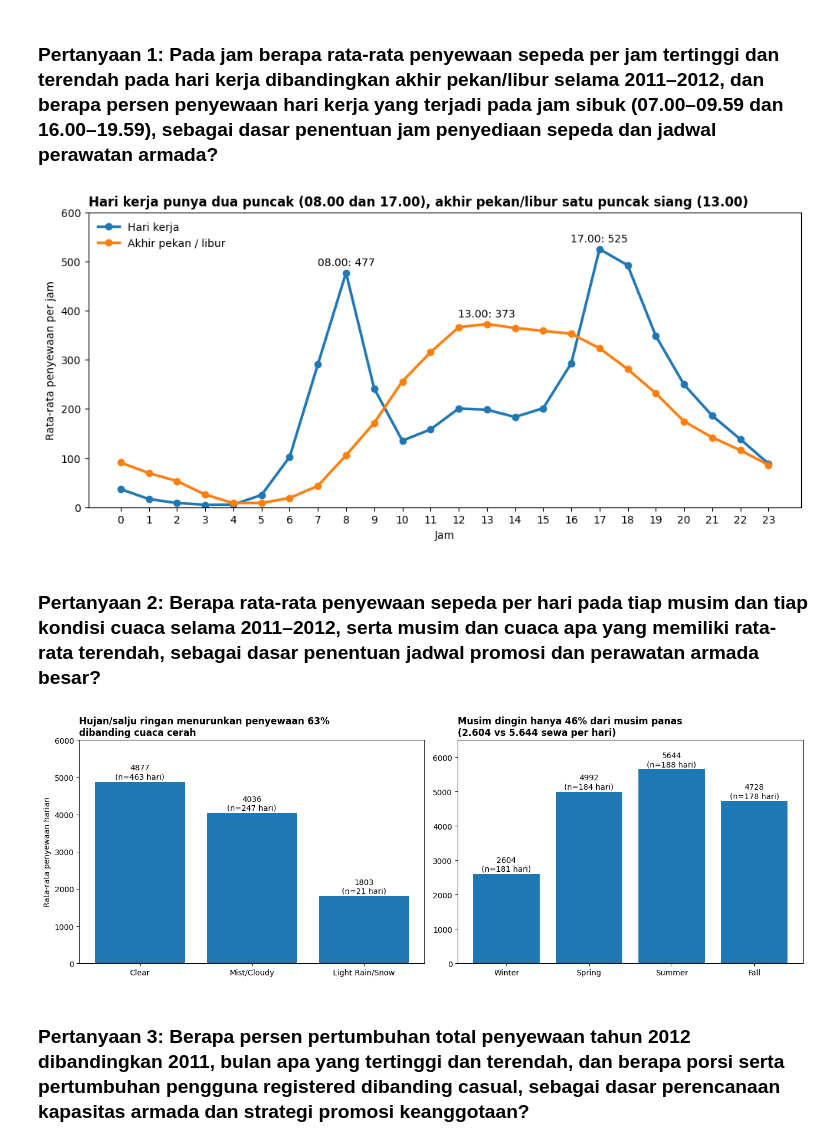
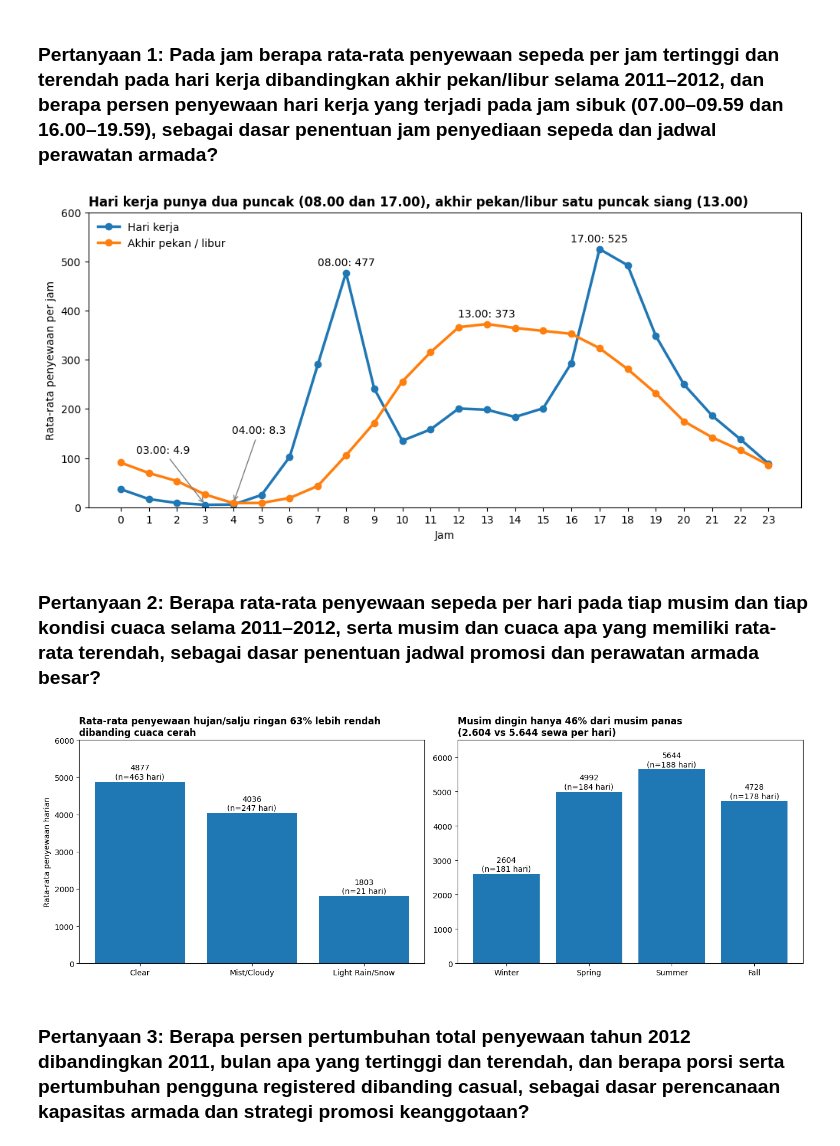
Before and after one commit to JovanBagasPangestu/bike-sharing-dashboard, a Jupyter notebook: notebook.ipynb, the cells around one changed output. Saved outputs shown, nothing was run; the diff lists cells and outputs as text; code cells hidden in the pictures.

```diff
--- a/notebook.ipynb
+++ b/notebook.ipynb
@@ -584,22 +584,24 @@ dtype: float64
 # %%
 plt.figure(figsize=(12, 5))
 plt.plot(rata_kerja.index, rata_kerja.values, linewidth=2.5, marker="o", label="Hari kerja")
 plt.plot(rata_libur.index, rata_libur.values, linewidth=2.5, marker="o", label="Akhir pekan / libur")
 
 # tulis angka pada jam puncak
 plt.text(8, rata_kerja[8] + 15, "08.00: " + str(round(rata_kerja[8])), ha="center")
 plt.text(17, rata_kerja[17] + 15, "17.00: " + str(round(rata_kerja[17])), ha="center")
 plt.text(13, rata_libur[13] + 15, "13.00: " + str(round(rata_libur[13])), ha="center")
+plt.annotate("03.00: " + str(round(rata_kerja[3], 1)), xy=(3, rata_kerja[3]), xytext=(1.5, 110), ha="center", arrowprops=dict(arrowstyle="->", color="gray"))
+plt.annotate("04.00: " + str(round(rata_libur[4], 1)), xy=(4, rata_libur[4]), xytext=(4.9, 150), ha="center", arrowprops=dict(arrowstyle="->", color="gray"))
 
 plt.title("Hari kerja punya dua puncak (08.00 dan 17.00), akhir pekan/libur satu puncak siang (13.00)", loc="left", fontweight="bold")
 plt.xlabel("Jam")
 plt.ylabel("Rata-rata penyewaan per jam")
 plt.xticks(range(24))
 plt.ylim(0, 600)
 plt.legend(loc="upper left", frameon=False)
 plt.show()
 # %% [output]
-[figure, old version]
+[figure, new version]
 # %% [markdown]
 ### Pertanyaan 2: Berapa rata-rata penyewaan sepeda per hari pada tiap musim dan tiap kondisi cuaca selama 2011–2012, serta musim dan cuaca apa yang memiliki rata-rata terendah, sebagai dasar penentuan jadwal promosi dan perawatan armada besar?
 # %%
@@ -610,7 +612,7 @@ plt.subplot(1, 2, 1)
 plt.bar(urut_cuaca, rata_cuaca.values)
 for i in range(3):
     plt.text(i, rata_cuaca.values[i] + 80, str(round(rata_cuaca.values[i])) + "\n(n=" + str(hari_cuaca.values[i]) + " hari)", ha="center")
-plt.title("Hujan/salju ringan menurunkan penyewaan 63%\ndibanding cuaca cerah", loc="left", fontweight="bold")
+plt.title("Rata-rata penyewaan hujan/salju ringan 63% lebih rendah\ndibanding cuaca cerah", loc="left", fontweight="bold")
 plt.ylabel("Rata-rata penyewaan harian")
 plt.ylim(0, 6000)
 
@@ -625,7 +627,7 @@ plt.ylim(0, 6500)
 plt.tight_layout()
 plt.show()
 # %% [output]
-[figure, old version]
+[figure, new version]
 # %% [markdown]
 ### Pertanyaan 3: Berapa persen pertumbuhan total penyewaan tahun 2012 dibandingkan 2011, bulan apa yang tertinggi dan terendah, dan berapa porsi serta pertumbuhan pengguna registered dibanding casual, sebagai dasar perencanaan kapasitas armada dan strategi promosi keanggotaan?
 # %%
```
Also changed, not shown: parts of 2 cells of this notebook.
